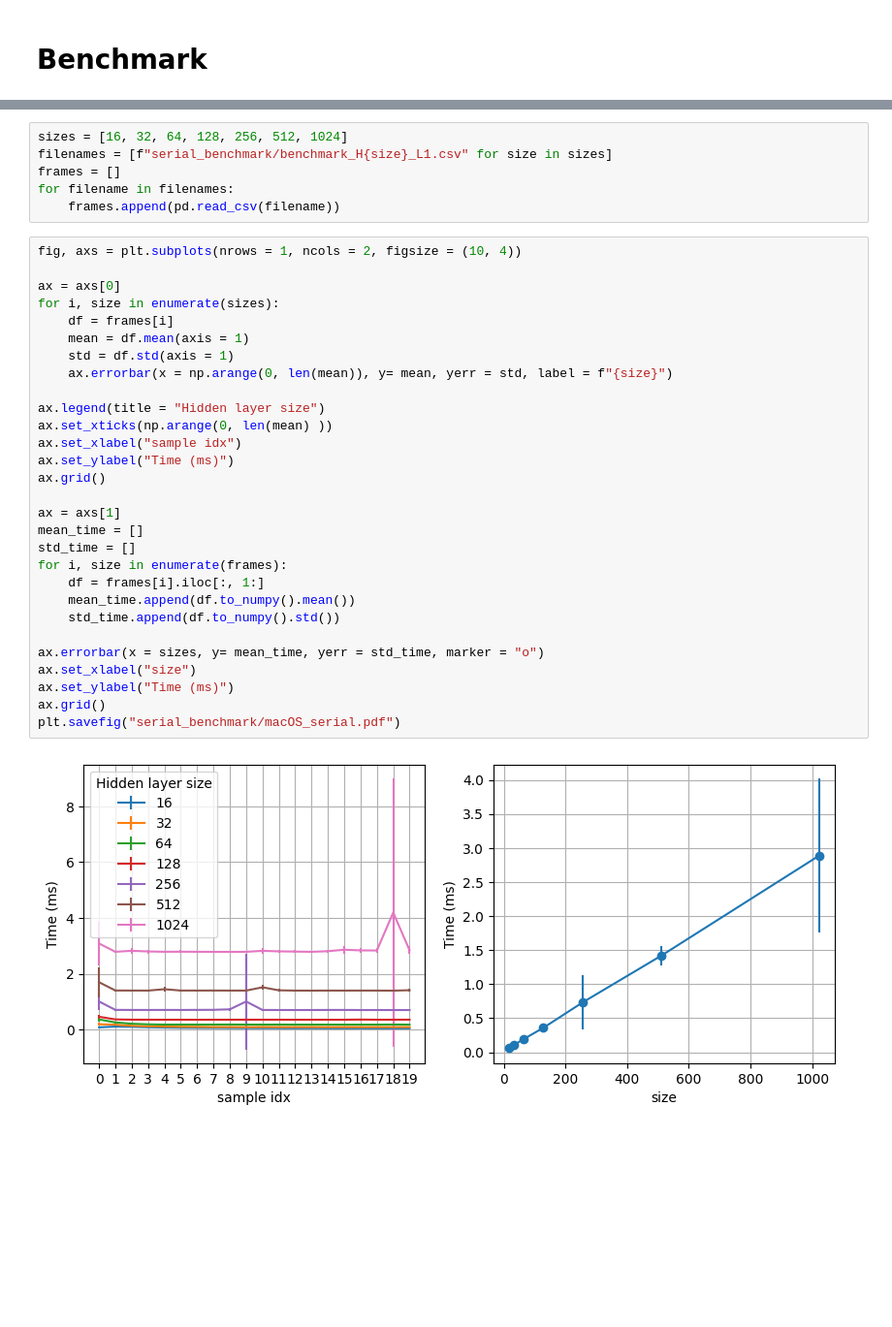
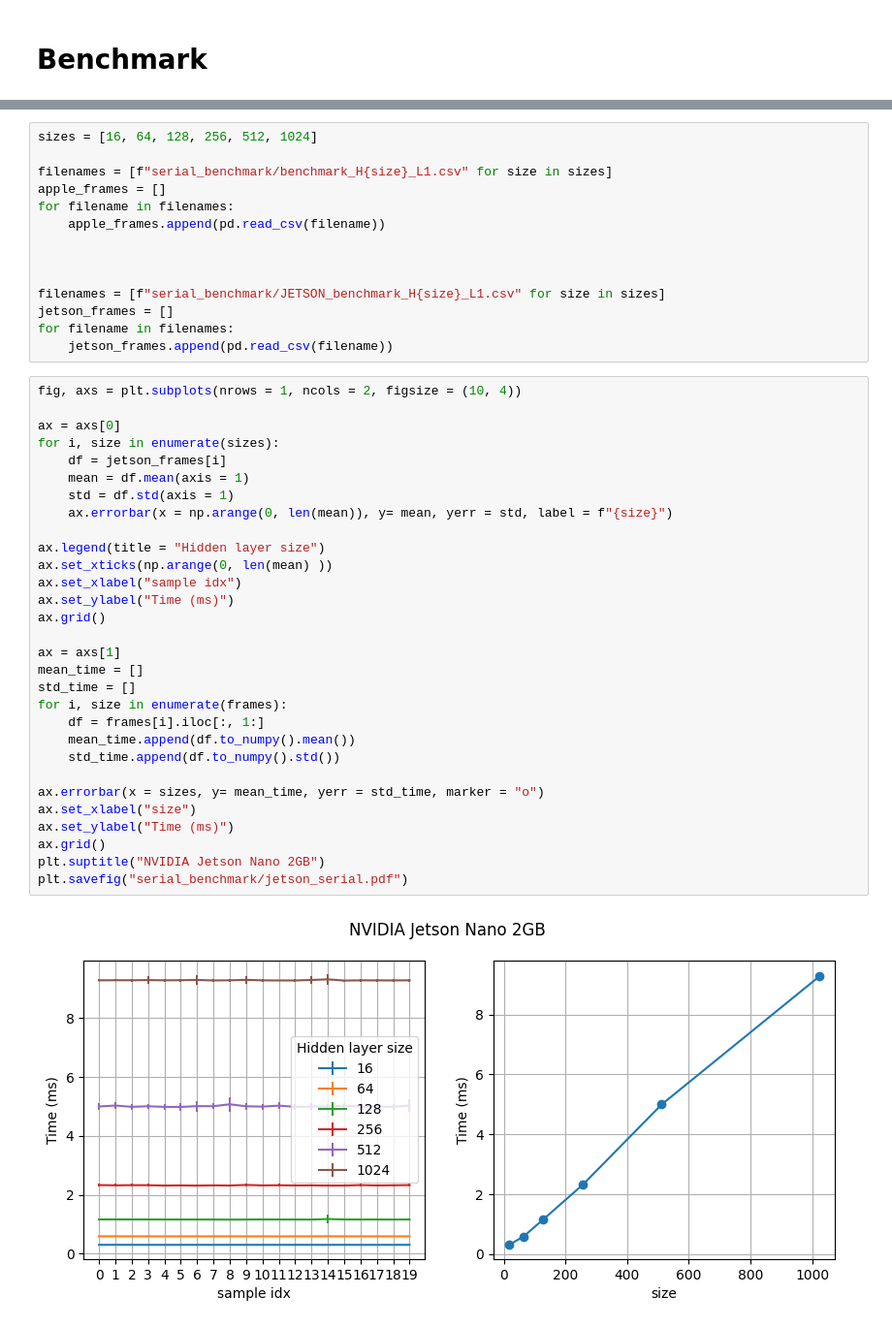
Before and after one commit to miriamzara/MCP, a Jupyter notebook: EXAM/benchmark_analysis.ipynb, the cells around one changed output, grey strips where cells are left out. Shown: that part at 97% size. Saved outputs shown, nothing was run; the diff lists cells and outputs as text; blank space fills up the shorter version.

Commit message:
benchmarked serial on JETSON

```diff
--- a/EXAM/benchmark_analysis.ipynb
+++ b/EXAM/benchmark_analysis.ipynb
@@ -15,37 +7,46 @@ please provide us feedback at https://github.com/pandas-dev/pandas/issues/54466
 # %%
-sizes = [16, 32, 64, 128, 256, 512, 1024]
+sizes = [16, 64, 128, 256, 512, 1024]
+
 filenames = [f"serial_benchmark/benchmark_H{size}_L1.csv" for size in sizes]
-frames = []
+apple_frames = []
 for filename in filenames:
-    frames.append(pd.read_csv(filename))
+    apple_frames.append(pd.read_csv(filename))
+
+
+
+filenames = [f"serial_benchmark/JETSON_benchmark_H{size}_L1.csv" for size in sizes]
+jetson_frames = []
+for filename in filenames:
+    jetson_frames.append(pd.read_csv(filename))
 # %%
 fig, axs = plt.subplots(nrows = 1, ncols = 2, figsize = (10, 4))
 
 ax = axs[0]
 for i, size in enumerate(sizes):
-    df = frames[i]
+    df = jetson_frames[i]
     mean = df.mean(axis = 1)
     std = df.std(axis = 1)
     ax.errorbar(x = np.arange(0, len(mean)), y= mean, yerr = std, label = f"{size}")
 
 ax.legend(title = "Hidden layer size")
 ax.set_xticks(np.arange(0, len(mean) ))
 ax.set_xlabel("sample idx")
 ax.set_ylabel("Time (ms)")
 ax.grid()
 
 ax = axs[1]
 mean_time = []
 std_time = []
 for i, size in enumerate(frames):
     df = frames[i].iloc[:, 1:]
     mean_time.append(df.to_numpy().mean())
     std_time.append(df.to_numpy().std())
 
 ax.errorbar(x = sizes, y= mean_time, yerr = std_time, marker = "o")
 ax.set_xlabel("size")
 ax.set_ylabel("Time (ms)")
 ax.grid()
-plt.savefig("serial_benchmark/macOS_serial.pdf")
+plt.suptitle("NVIDIA Jetson Nano 2GB")
+plt.savefig("serial_benchmark/jetson_serial.pdf")
 # %% [output]
-[figure, old version]
+[figure, new version]
```
Also changed, not shown: parts of 2 cells of this notebook, 12 other files.
